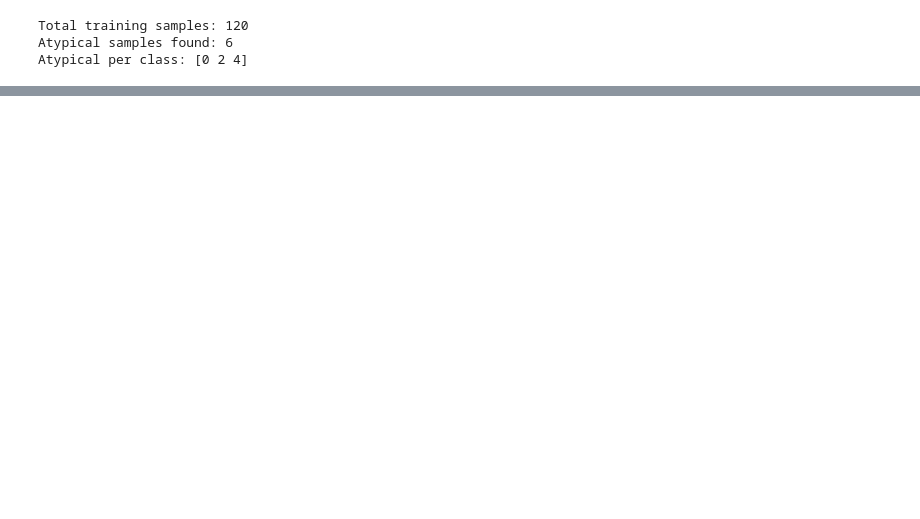
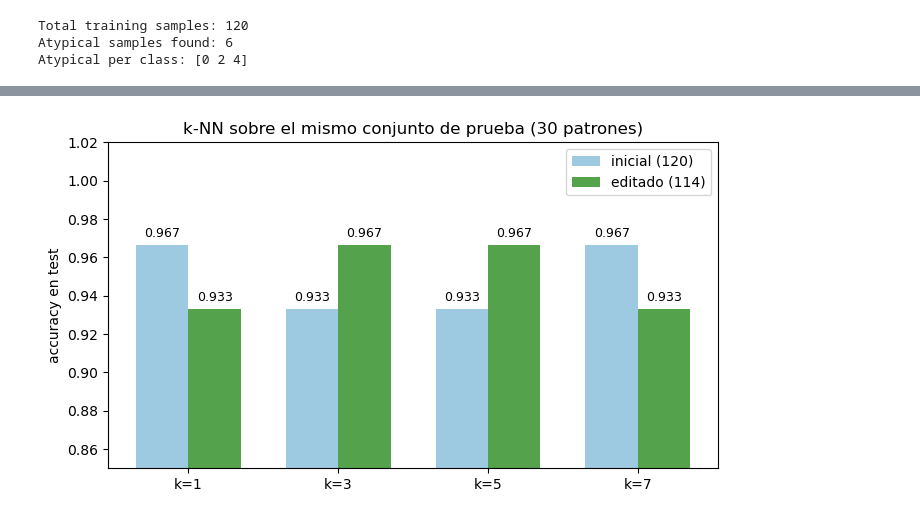
Before and after one commit to dxnielcapi/ml-excercise-, a Jupyter notebook: Homework_Cleaning_Data_Set/wilson-editing-irisplant.ipynb, the cells around one changed output, grey strips where cells are left out. Saved outputs shown, nothing was run; the diff lists cells and outputs as text; code cells hidden in the pictures; blank space fills up the shorter version.

```diff
--- a/Homework_Cleaning_Data_Set/wilson-editing-irisplant.ipynb
+++ b/Homework_Cleaning_Data_Set/wilson-editing-irisplant.ipynb
@@ -139,0 +389,12 @@ Atypical per class: [0 2 4]
+# %%
+from sklearn.neighbors import KNeighborsClassifier
+from sklearn.metrics import accuracy_score, confusion_matrix, classification_report
+
+filas = []
+for k in [1, 3, 5, 7]:
+    acc_i = KNeighborsClassifier(k).fit(X_train_scaled, y_train).score(X_test_scaled, y_test)
+    acc_e = KNeighborsClassifier(k).fit(X_train_edited, y_train_edited).score(X_test_scaled, y_test)
+    filas.append([k, acc_i, acc_e, acc_e - acc_i])
+
+resultados = pd.DataFrame(filas, columns=["k", "acc. inicial", "acc. editado", "diferencia"]).round(4)
+resultados
@@ -139,0 +407,10 @@ Atypical per class: [0 2 4]
+# %%
+k = 3
+pred_i = KNeighborsClassifier(k).fit(X_train_scaled, y_train).predict(X_test_scaled)
+pred_e = KNeighborsClassifier(k).fit(X_train_edited, y_train_edited).predict(X_test_scaled)
+
+print(f"=== Matriz de confusión (k={k}), filas = real, columnas = predicho ===\n")
+for nombre, pred in [("INICIAL", pred_i), ("EDITADO", pred_e)]:
+    cm = pd.DataFrame(confusion_matrix(y_test, pred), index=class_names, columns=class_names)
+    print(nombre, f"— accuracy {accuracy_score(y_test, pred):.4f}")
+    print(cm, "\n")
@@ -139,0 +431,17 @@ Atypical per class: [0 2 4]
+# %%
+fig, ax = plt.subplots(figsize=(7, 4))
+w = 0.35
+pos = np.arange(len(resultados))
+ax.bar(pos - w / 2, resultados["acc. inicial"], w, label="inicial (120)", color="#9ecae1")
+ax.bar(pos + w / 2, resultados["acc. editado"], w, label="editado (114)", color="#54A24B")
+for p, (a, b) in zip(pos, resultados[["acc. inicial", "acc. editado"]].values):
+    ax.text(p - w / 2, a + 0.004, f"{a:.3f}", ha="center", fontsize=9)
+    ax.text(p + w / 2, b + 0.004, f"{b:.3f}", ha="center", fontsize=9)
+ax.set(xticks=pos, xticklabels=[f"k={k}" for k in resultados["k"]],
+       ylim=(0.85, 1.02), ylabel="accuracy en test",
+       title="k-NN sobre el mismo conjunto de prueba (30 patrones)")
+ax.legend()
+plt.tight_layout()
+plt.show()
+# %% [output]
+[figure, added]
```
Also changed, not shown: parts of 24 cells of this notebook, 2 other files.
